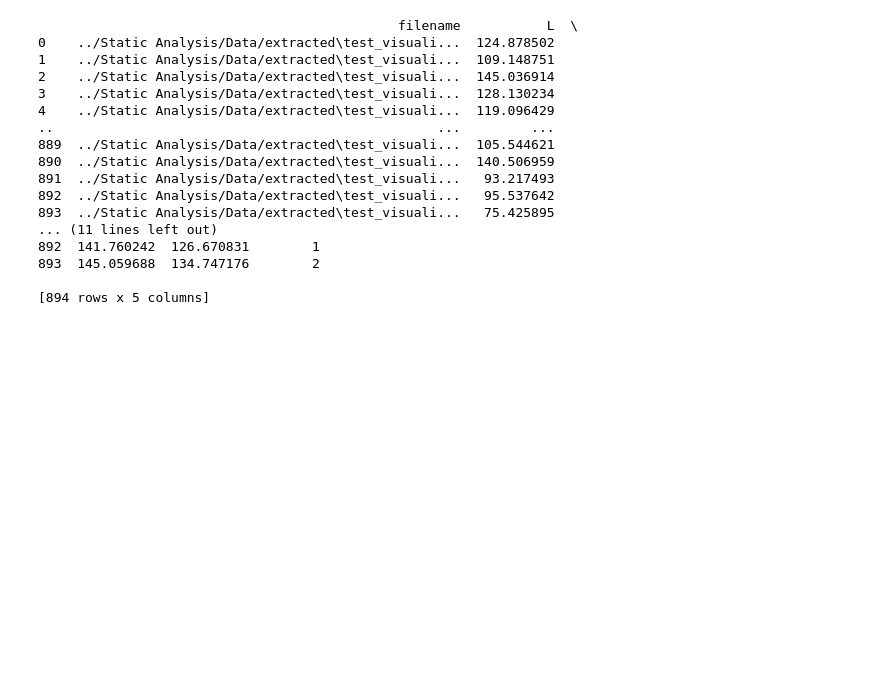
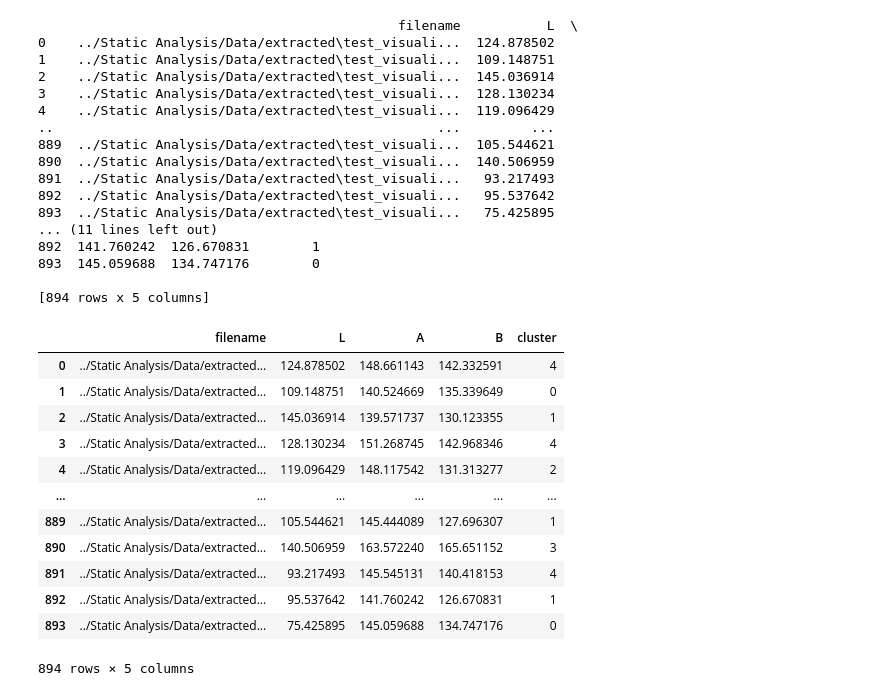
Before and after one commit to oyanchun/Synapxe-Tongue-Project, a Jupyter notebook: Model Development/2D Clustering (Local).ipynb, the cells around one changed output. Drawn from its saved outputs; the diff is of its cells as text; code cells hidden in the pictures; blank space fills up the shorter version.

```diff
--- a/Model Development/2D Clustering (Local).ipynb
+++ b/Model Development/2D Clustering (Local).ipynb
@@ -78,7 +72,7 @@ df = pd.DataFrame({
 overall_L_mean = df['L'].mean()
 # %%
 X = df[['A', 'B']]
-kmeans = KMeans(n_clusters=4, random_state=42)
+kmeans = KMeans(n_clusters=5, random_state=42)
 kmeans.fit(X)
 df['cluster'] = kmeans.labels_
 print(df)
@@ -97,6 +91,22 @@ print(df)
 893  ../Static Analysis/Data/extracted\test_visuali...   75.425895
 ... (11 lines left out)
 892  141.760242  126.670831        1
-893  145.059688  134.747176        2
+893  145.059688  134.747176        0
 
 [894 rows x 5 columns]
+# %%
+df
+# %% [output]
+|  | filename | L | A | B | cluster |
+| 0 | ../Static Analysis/Data/extracted... | 124.878502 | 148.661143 | 142.332591 | 4 |
+| 1 | ../Static Analysis/Data/extracted... | 109.148751 | 140.524669 | 135.339649 | 0 |
+| 2 | ../Static Analysis/Data/extracted... | 145.036914 | 139.571737 | 130.123355 | 1 |
+| 3 | ../Static Analysis/Data/extracted... | 128.130234 | 151.268745 | 142.968346 | 4 |
+| 4 | ../Static Analysis/Data/extracted... | 119.096429 | 148.117542 | 131.313277 | 2 |
+| ... | ... | ... | ... | ... | ... |
+| 889 | ../Static Analysis/Data/extracted... | 105.544621 | 145.444089 | 127.696307 | 1 |
+| 890 | ../Static Analysis/Data/extracted... | 140.506959 | 163.572240 | 165.651152 | 3 |
+| 891 | ../Static Analysis/Data/extracted... | 93.217493 | 145.545131 | 140.418153 | 4 |
+| 892 | ../Static Analysis/Data/extracted... | 95.537642 | 141.760242 | 126.670831 | 1 |
+| 893 | ../Static Analysis/Data/extracted... | 75.425895 | 145.059688 | 134.747176 | 0 |
+894 rows × 5 columns
```
Also changed, not shown: parts of 13 cells of this notebook, 6 other files.
